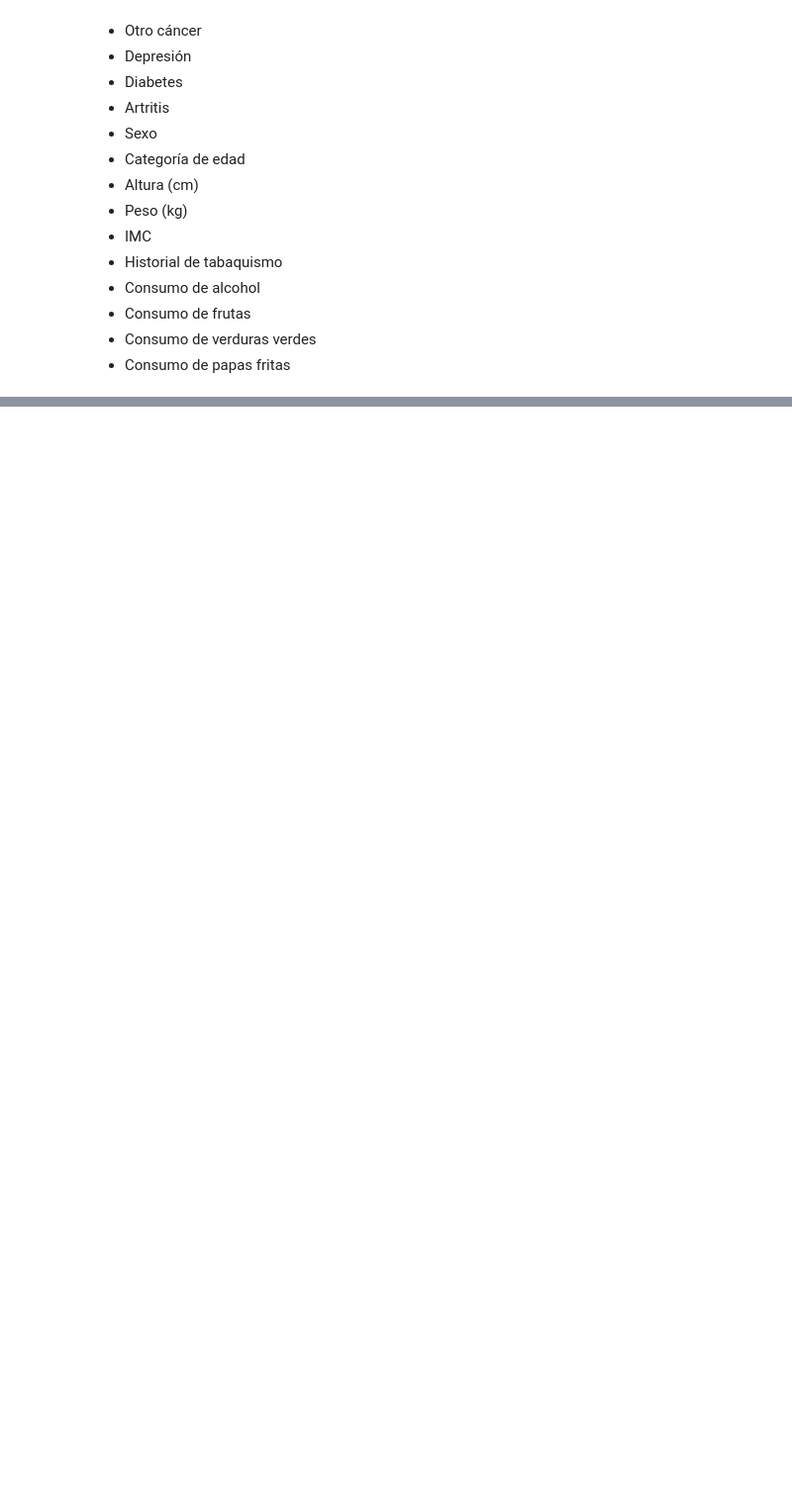
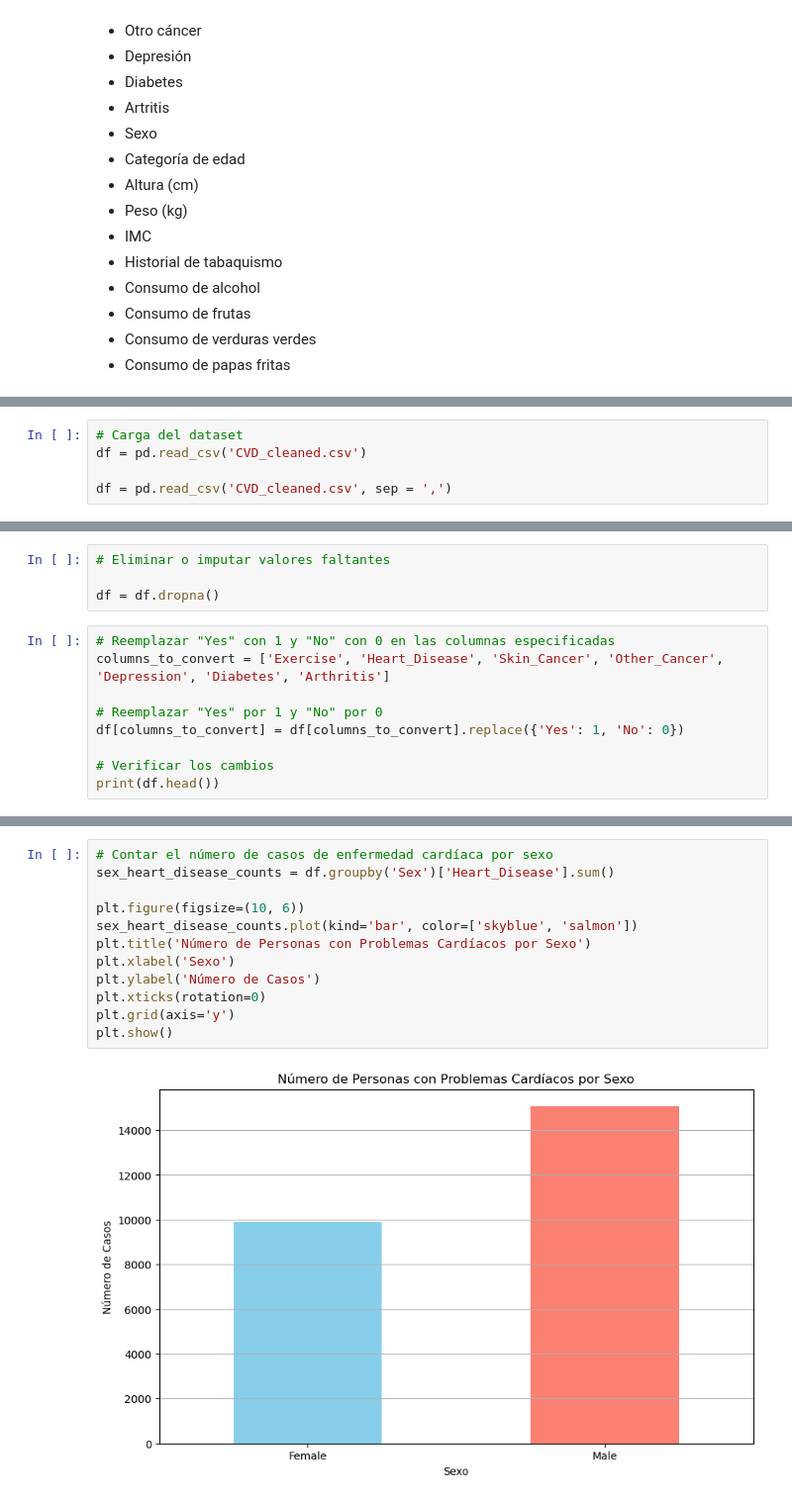
Before and after one commit to AdriCasenave/Cardiovascular-Diseases-Risk-Prediction-Dataset, a Jupyter notebook: Primera_Entrega.ipynb, the cells around one changed output, grey strips where cells are left out. Shown at 99% size. Drawn from its saved outputs; the diff is of its cells as text; blank space fills up the shorter version.

```diff
--- a/Primera_Entrega.ipynb
+++ b/Primera_Entrega.ipynb
@@ -49,0 +52,5 @@ Se cuenta con la siguiente información:
+# %%
+# Carga del dataset
+df = pd.read_csv('CVD_cleaned.csv')
+
+df = pd.read_csv('CVD_cleaned.csv', sep = ',')
@@ -49,0 +148,13 @@ Se cuenta con la siguiente información:
+# %%
+# Eliminar o imputar valores faltantes
+
+df = df.dropna()
+# %%
+# Reemplazar "Yes" con 1 y "No" con 0 en las columnas especificadas
+columns_to_convert = ['Exercise', 'Heart_Disease', 'Skin_Cancer', 'Other_Cancer', 'Depression', 'Diabetes', 'Arthritis']
+
+# Reemplazar "Yes" por 1 y "No" por 0
+df[columns_to_convert] = df[columns_to_convert].replace({'Yes': 1, 'No': 0})
+
+# Verificar los cambios
+print(df.head())
@@ -49,0 +187,14 @@ Se cuenta con la siguiente información:
+# %%
+# Contar el número de casos de enfermedad cardíaca por sexo
+sex_heart_disease_counts = df.groupby('Sex')['Heart_Disease'].sum()
+
+plt.figure(figsize=(10, 6))
+sex_heart_disease_counts.plot(kind='bar', color=['skyblue', 'salmon'])
+plt.title('Número de Personas con Problemas Cardíacos por Sexo')
+plt.xlabel('Sexo')
+plt.ylabel('Número de Casos')
+plt.xticks(rotation=0)
+plt.grid(axis='y')
+plt.show()
+# %% [output]
+[figure, added]
```
Also changed, not shown: parts of 17 cells of this notebook.
